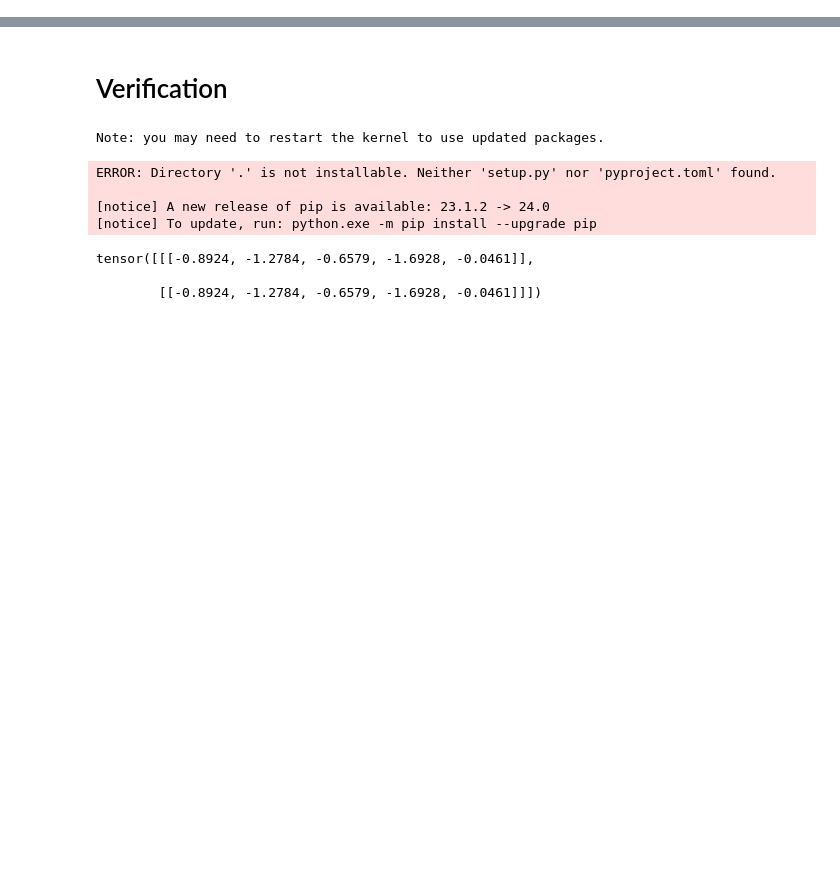
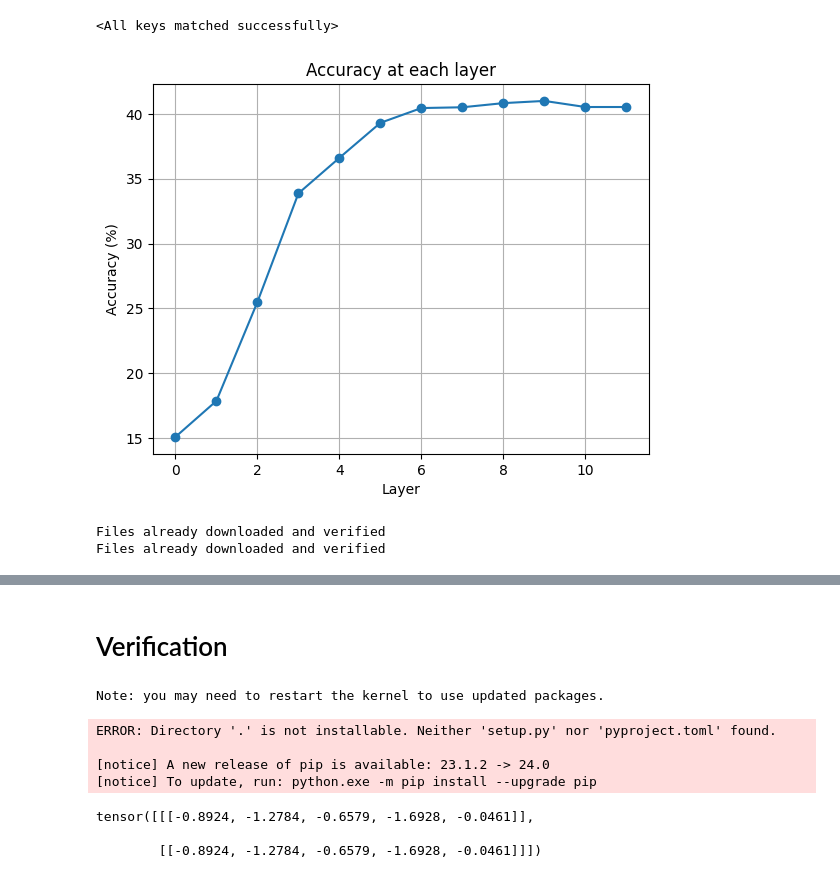
Before and after one commit to varun-1411/vit-pytorch, a Jupyter notebook: ViT_architechture.ipynb, the cells around one changed output, grey strips where cells are left out. Saved outputs shown, nothing was run; the diff lists cells and outputs as text; code cells hidden in the pictures; blank space fills up the shorter version.

```diff
--- a/ViT_architechture.ipynb
+++ b/ViT_architechture.ipynb
@@ -250,0 +350,23 @@ class VisionTransformer(nn.Module):
+# %%
+device = torch.device("cuda" if torch.cuda.is_available() else "cpu")
+model_custom.load_state_dict(torch.load("vit_custom.pth"))
+# %% [output]
+<All keys matched successfully>
+# %%
+# plot the results
+import matplotlib.pyplot as plt
+
+# accuracies = layer_results(model_custom, device)
+plt.plot(accuracies, marker='o')
+plt.xlabel('Layer')
+plt.ylabel('Accuracy (%)')
+plt.title('Accuracy at each layer')
+plt.grid()
+plt.show()
+# %% [output]
+[figure, added]
+# %%
+accuracies = layer_results(model_custom, device)
+# %% [output]
+Files already downloaded and verified
+Files already downloaded and verified
```
Also changed, not shown: parts of 66 cells of this notebook, 3 other files.
